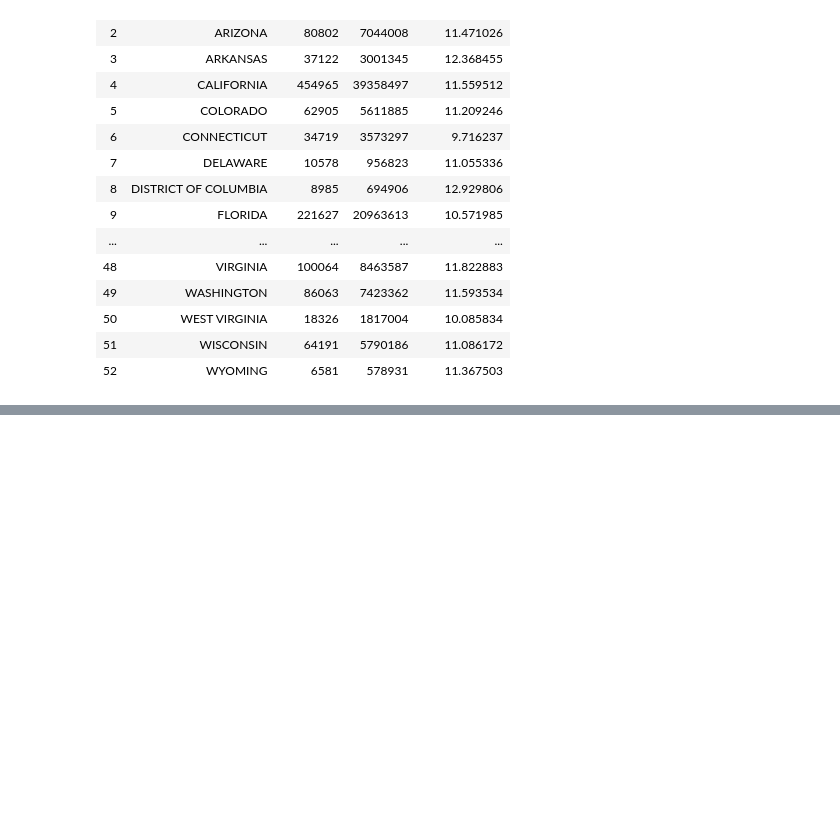
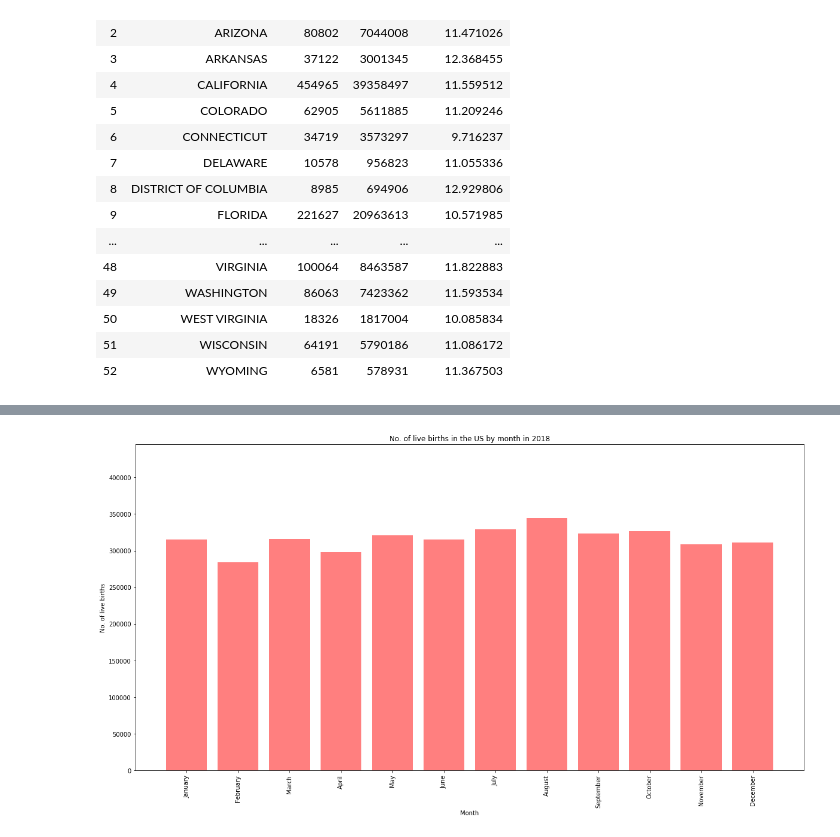
Before and after one commit to EMDeLeon/Project_1, a Jupyter notebook: Project 1.ipynb, the cells around one changed output, grey strips where cells are left out. Saved outputs shown, nothing was run; the diff lists cells and outputs as text; code cells hidden in the pictures; blank space fills up the shorter version.

```diff
--- a/Project 1.ipynb
+++ b/Project 1.ipynb
@@ -211,0 +279,3 @@ merge_data
+# %%
+Data_US_by_Mo = Data_filter3[Data_filter3['State'] == 'UNITED STATES']
+Data_US_by_Mo
@@ -211,0 +296,13 @@ merge_data
+# %%
+x_axis = Data_US_by_Mo['Month']
+y_axis = Data_US_by_Mo['Data Value']
+plt.figure(figsize=(20,10))
+plt.bar(x_axis, y_axis, color='r', alpha=0.5, align="center")
+plt.ylim(0, max(y_axis)+100000)
+plt.xticks(Data_US_by_Mo["Month"], rotation="vertical")
+plt.title("No. of live births in the US by month in 2018")
+plt.xlabel("Month")
+plt.ylabel("No. of live births")
+plt.show()
+# %% [output]
+[figure, added]
```
Also changed, not shown: parts of 7 cells of this notebook.
